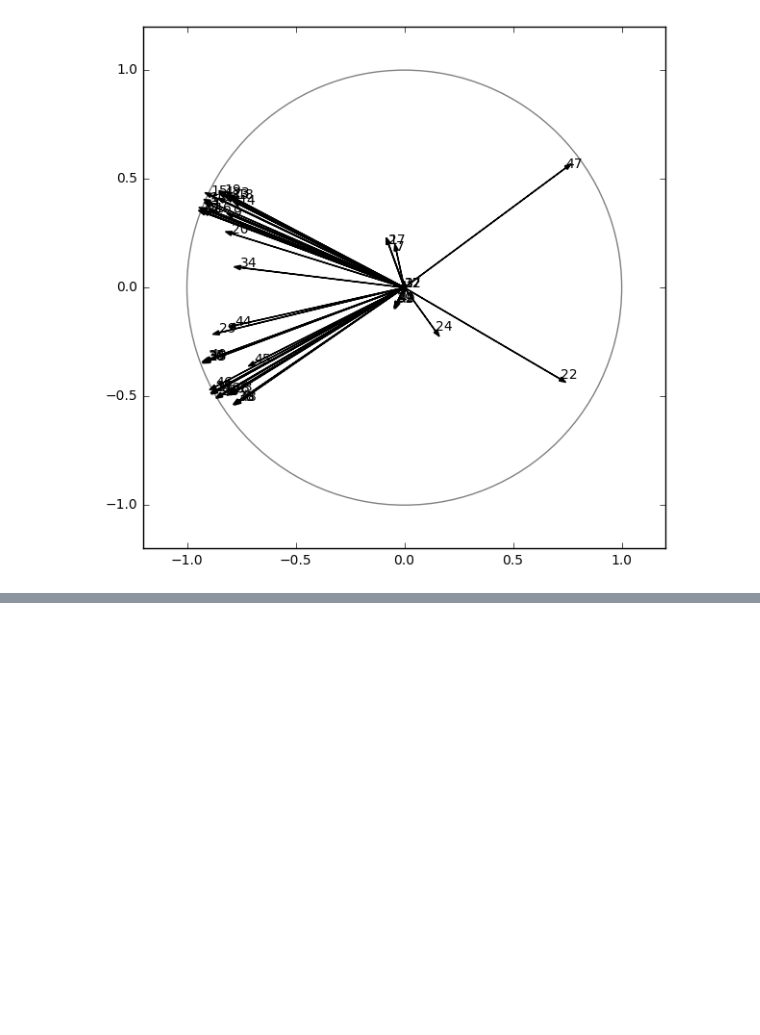
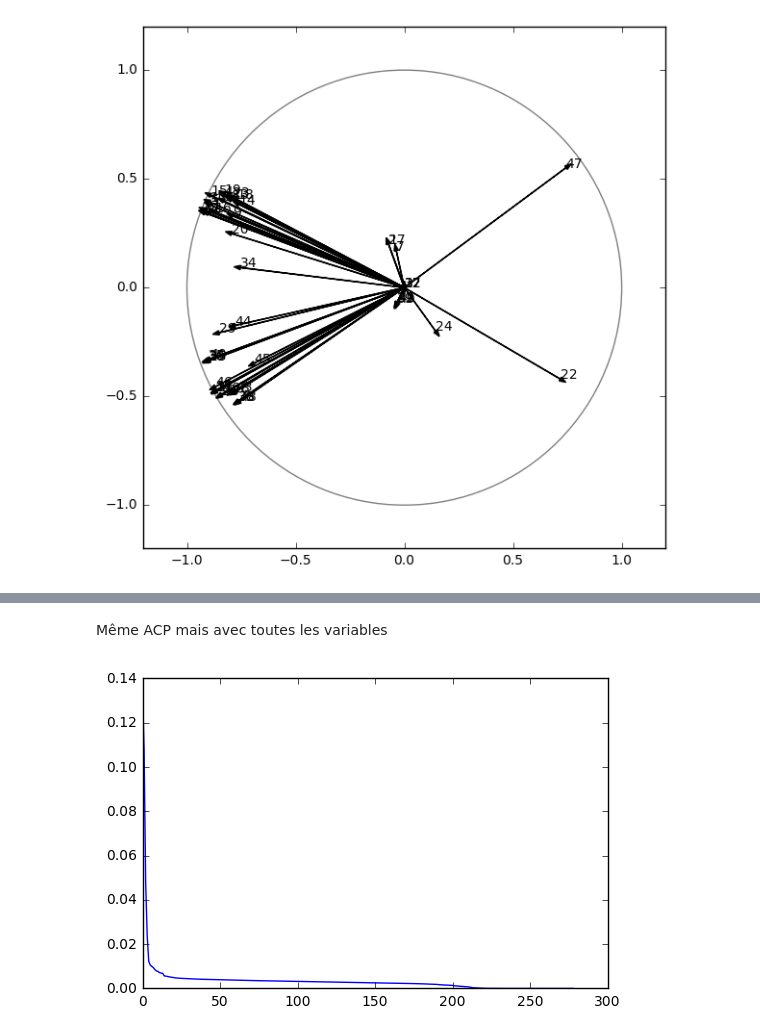
Before and after one commit to LilianBeuneche/Donnees, a Jupyter notebook: Projet 5GMM Python.ipynb, the cells around one changed output, grey strips where cells are left out. Drawn from its saved outputs; the diff is of its cells as text; code cells hidden in the pictures; blank space fills up the shorter version.

```diff
--- a/Projet 5GMM Python.ipynb
+++ b/Projet 5GMM Python.ipynb
@@ -247,0 +306,13 @@ plt.show()
+# %% [markdown]
+Même ACP mais avec toutes les variables
+# %%
+X=scale(Data[:, 0:279])
+# %%
+pca = PCA()
+## Estimation, calcul des composantes principales
+C = pca.fit(X).transform(X)
+## Décroissance de la variance expliquée
+plt.plot(pca.explained_variance_ratio_)
+plt.show()
+# %% [output]
+[figure, added]
```
Also changed, not shown: parts of 20 cells of this notebook.
